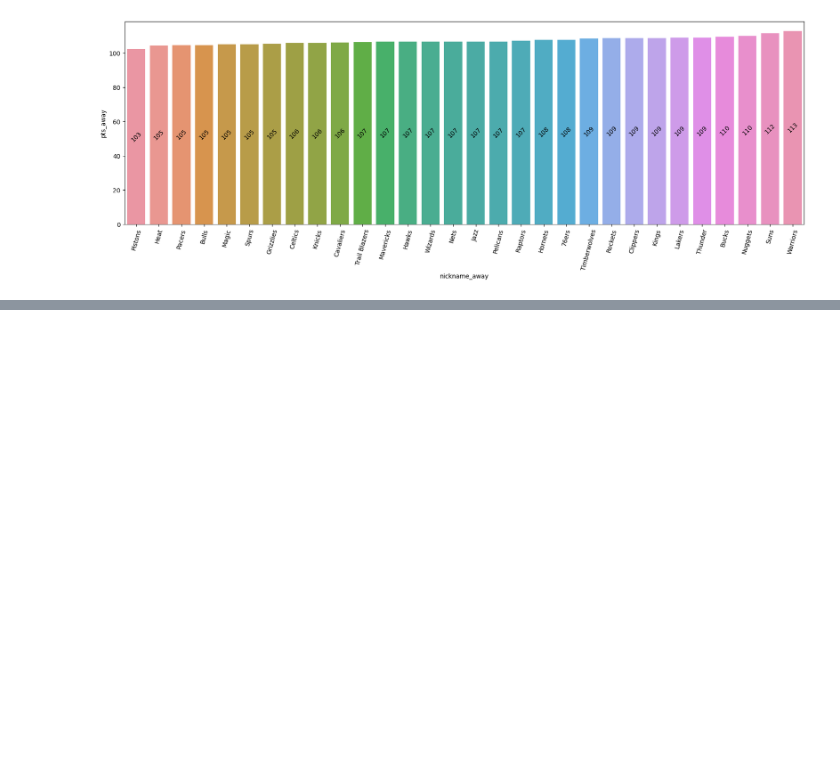
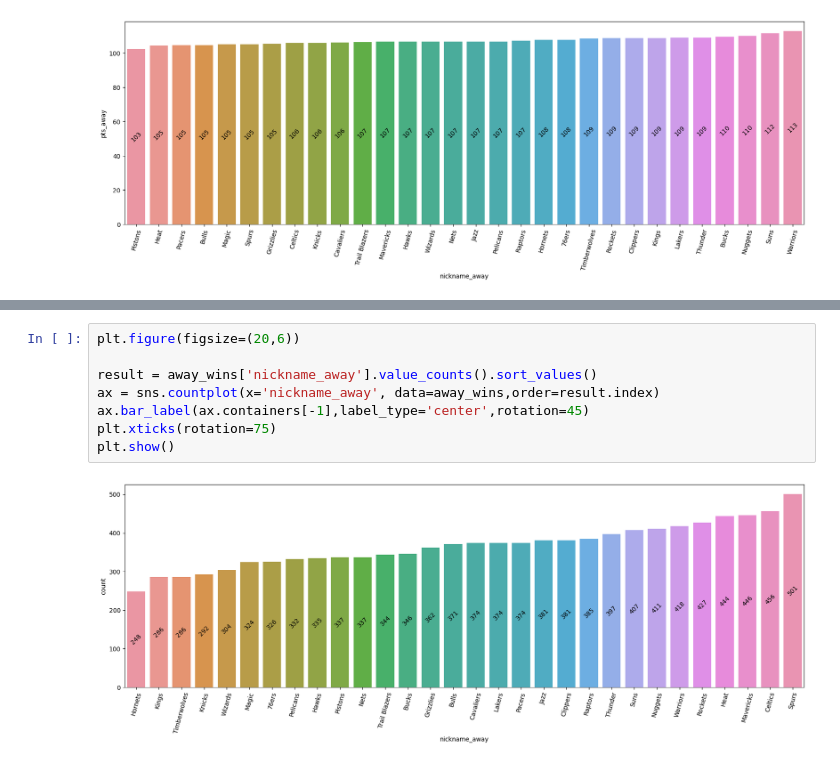
Before and after one commit to devcamiloacosta/Data-Analysis-Projects, a Jupyter notebook: nba_project.ipynb, the cells around one changed output, grey strips where cells are left out. Drawn from its saved outputs; the diff is of its cells as text; blank space fills up the shorter version.

```diff
--- a/nba_project.ipynb
+++ b/nba_project.ipynb
@@ -262,0 +283,10 @@ plt.show()
+# %%
+plt.figure(figsize=(20,6))
+
+result = away_wins['nickname_away'].value_counts().sort_values()
+ax = sns.countplot(x='nickname_away', data=away_wins,order=result.index)
+ax.bar_label(ax.containers[-1],label_type='center',rotation=45)
+plt.xticks(rotation=75)
+plt.show()
+# %% [output]
+[figure, added]
```
Also changed, not shown: parts of 7 cells of this notebook.
